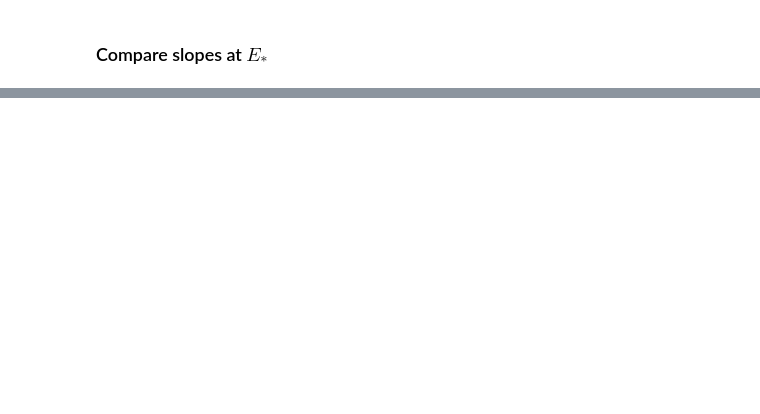
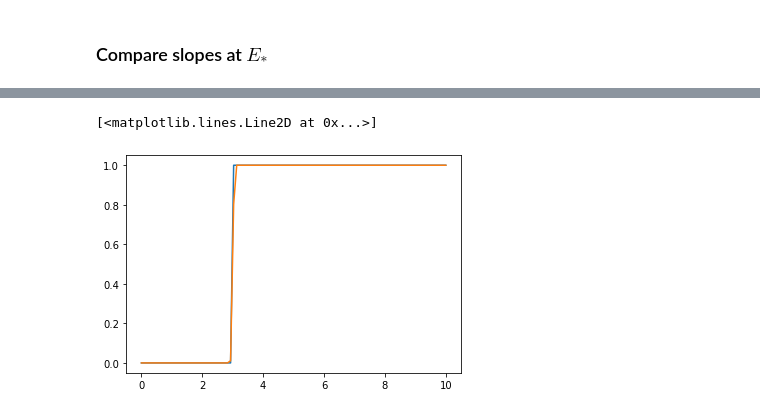
Before and after one commit to aravindhshankar/KondoVHS, a Jupyter notebook: Systematic Matching.ipynb, the cells around one changed output, grey strips where cells are left out. Cells and saved outputs as stored; diff of their text form; code cells hidden in the pictures; blank space fills up the shorter version.

```diff
--- a/Systematic Matching.ipynb
+++ b/Systematic Matching.ipynb
@@ -98,0 +122,11 @@ ValueError: f(a) and f(b) must have different signs
+# %%
+x = np.linspace(0,10,100)
+
+eps = 0.1
+y = smoothstep(x,x_min=3,x_max=4,N=2) * x**2
+#plt.plot(x,y)
+plt.plot(x, np.heaviside(x-3,0))
+plt.plot(x, smoothstep(x, 3-eps,3+eps, N=3))
+# %% [output]
+[<matplotlib.lines.Line2D at 0x...>]
+[figure, added]
```
Also changed, not shown: parts of 7 cells of this notebook, 2 other files.
